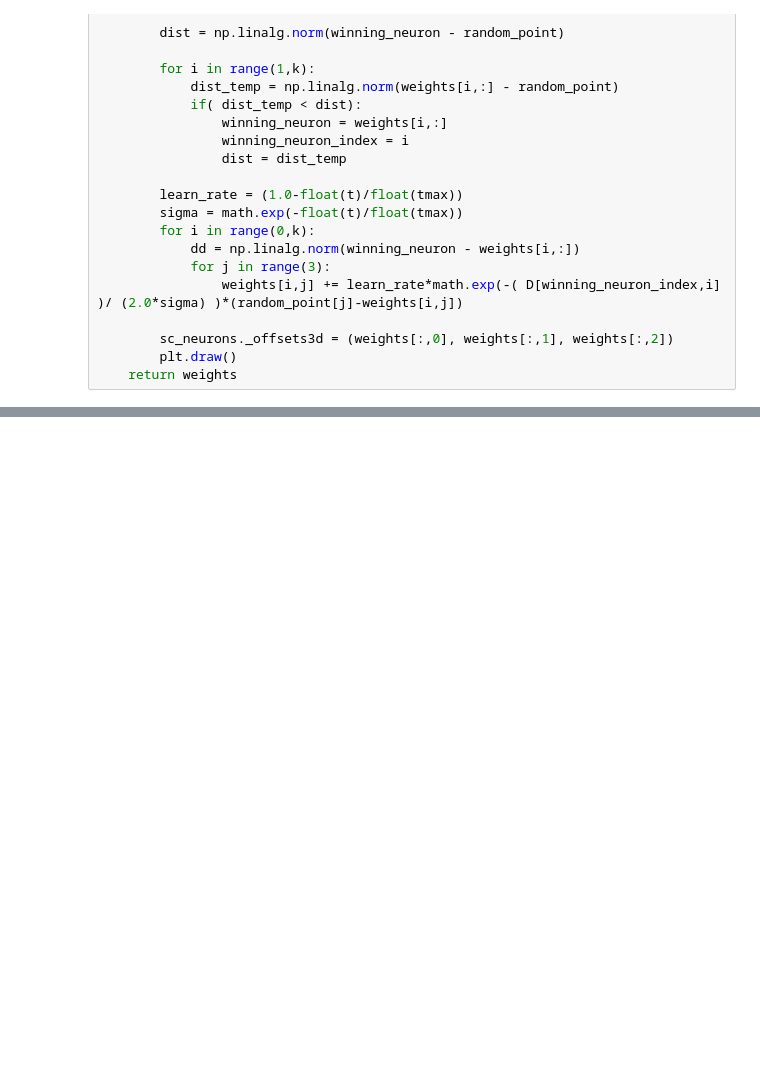
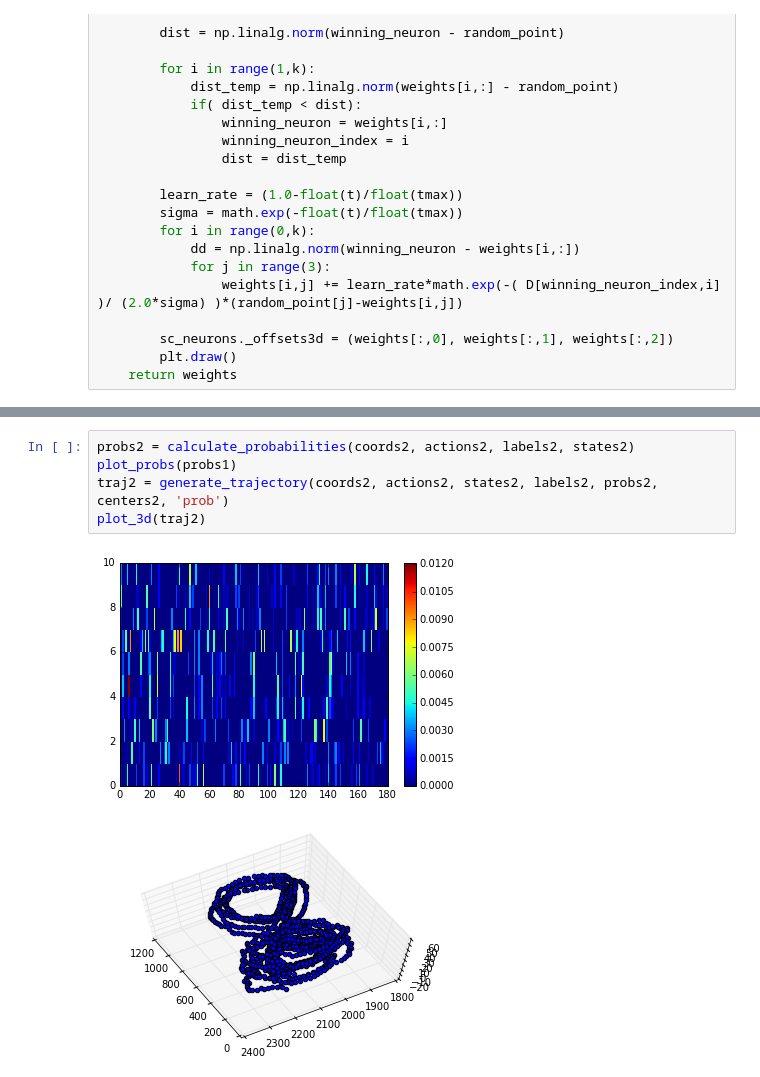
Before and after one commit to liyakun/GameAI, a Jupyter notebook: project03/src/traj.ipynb, the cells around one changed output, grey strips where cells are left out. Cells and saved outputs as stored; diff of their text form; blank space fills up the shorter version.

```diff
--- a/project03/src/traj.ipynb
+++ b/project03/src/traj.ipynb
@@ -158,0 +166,8 @@ plot_3d(traj2)
+# %%
+probs2 = calculate_probabilities(coords2, actions2, labels2, states2)
+plot_probs(probs1)
+traj2 = generate_trajectory(coords2, actions2, states2, labels2, probs2, centers2, 'prob')
+plot_3d(traj2)
+# %% [output]
+[figure, added]
+[figure, added]
```
Also changed, not shown: parts of 6 cells of this notebook.
